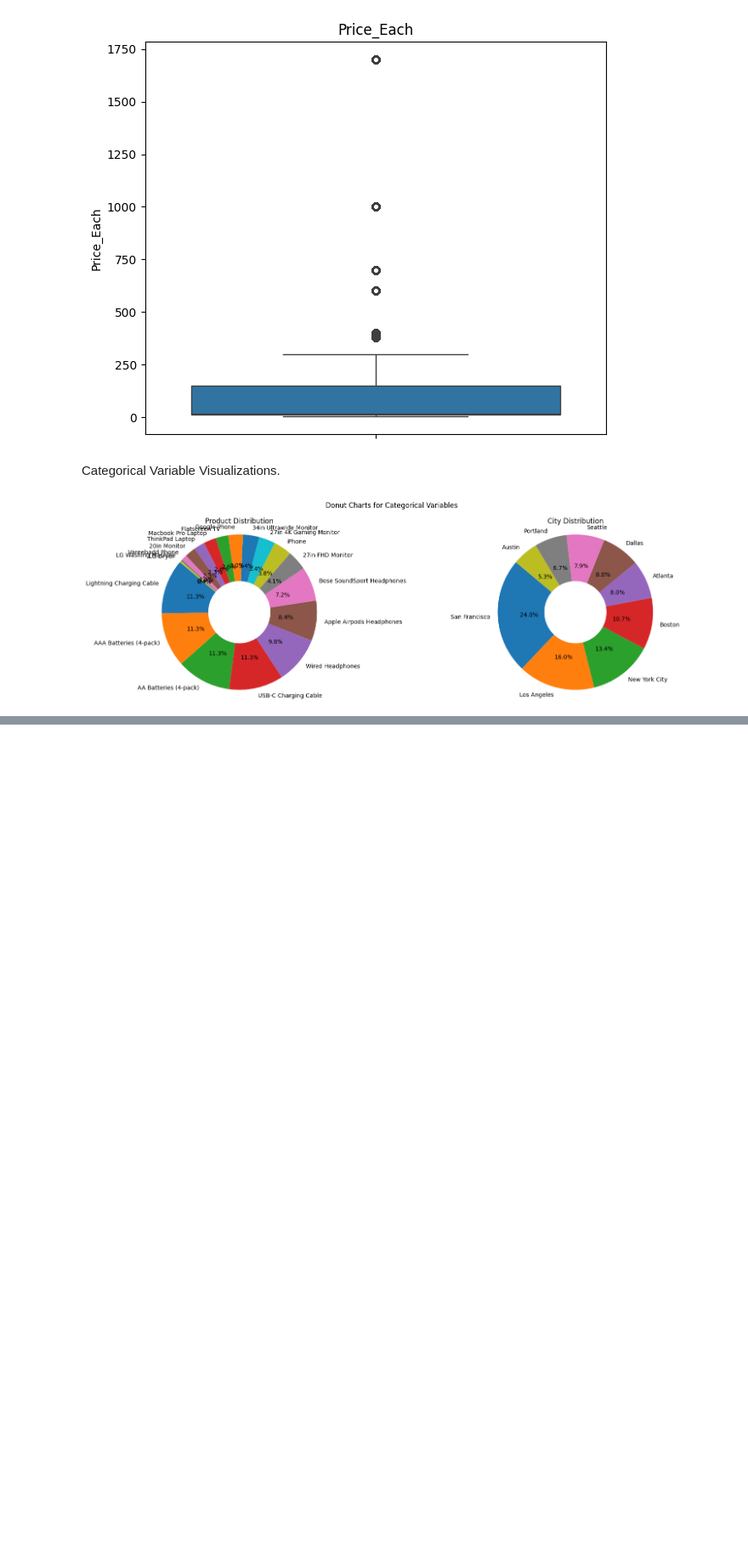
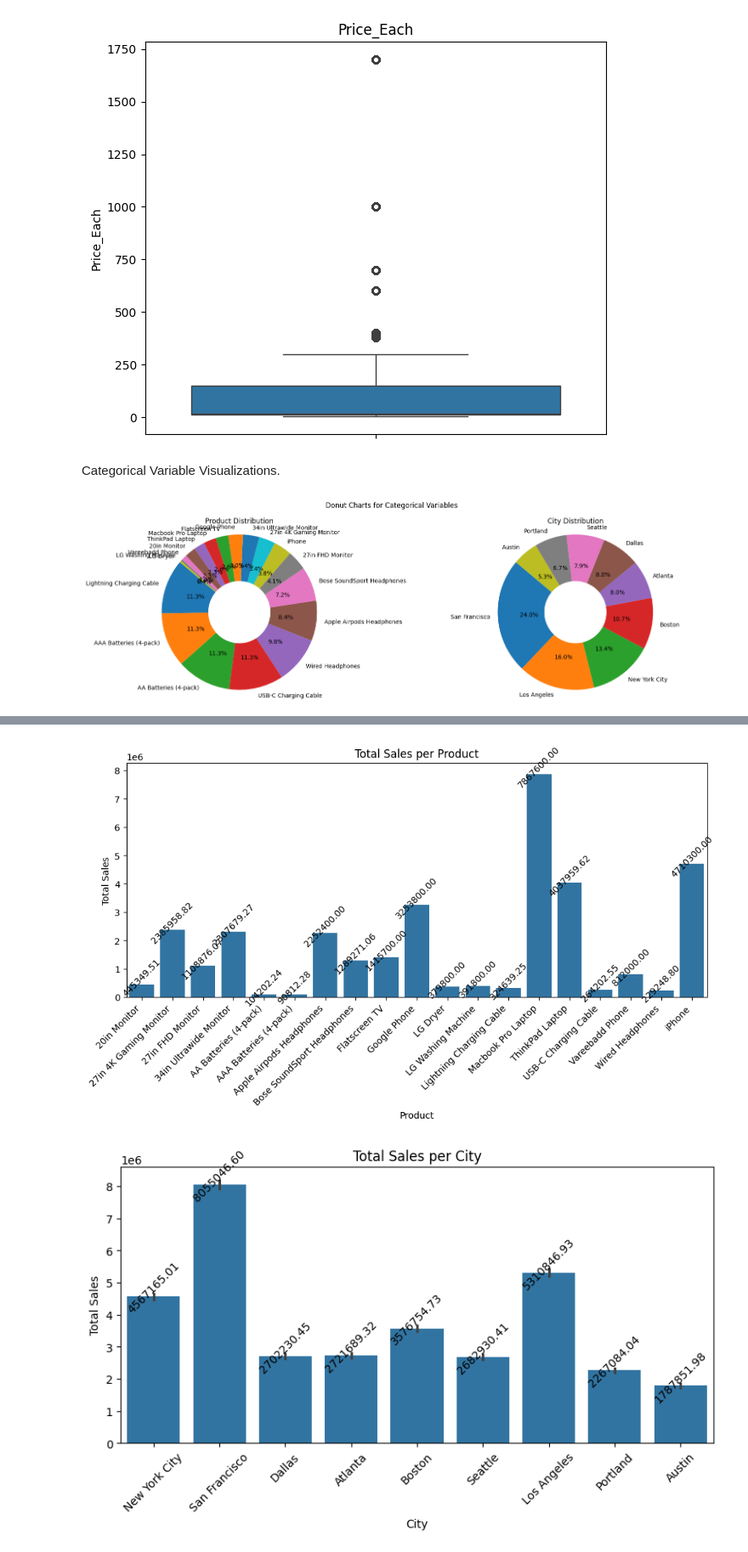
Before and after one commit to SamuelAsong/Comprehensive-Power-BI-Dashboard-for-Sales-Insights, a Jupyter notebook: notebook/sales.ipynb, the cells around one changed output, grey strips where cells are left out. Shown at 85% size. Cells and saved outputs as stored; diff of their text form; code cells hidden in the pictures; blank space fills up the shorter version.

```diff
--- a/notebook/sales.ipynb
+++ b/notebook/sales.ipynb
@@ -1074,0 +1202,34 @@ for cols in cat_cols_pairs:
+# %%
+# Group the data by Product and calculate the total sales per product
+product_sales = df_unique.groupby('Product')['Sales'].sum().reset_index()
+
+# Function to add total sales values on top of bars
+def add_labels(ax):
+    for p in ax.patches:
+        ax.annotate(f'{p.get_height():.2f}', (p.get_x() + p.get_width() / 2., p.get_height()),
+                    ha='center', va='center', xytext=(0, 8), textcoords='offset points', rotation=45)
+
+# Plotting Total Sales per Product
+plt.figure(figsize=(10, 6))
+ax = sns.barplot(data=product_sales, x='Product', y='Sales', estimator=sum)
+plt.title('Total Sales per Product')
+plt.xlabel('Product')
+plt.ylabel('Total Sales')
+plt.xticks(rotation=45, ha='right')  # Rotate x labels for better readability
+add_labels(ax)  # Add total sales labels on top of bars
+plt.tight_layout()
+plt.show()
+
+# Plotting Sales per City
+plt.figure(figsize=(8, 5))
+ax = sns.barplot(data=df_unique, x='City', y='Sales', estimator=sum)
+plt.title('Total Sales per City')
+plt.xlabel('City')
+plt.ylabel('Total Sales')
+plt.xticks(rotation=45)  # Rotate x labels for better readability
+add_labels(ax)  # Add total sales labels on top of bars
+plt.tight_layout()
+plt.show()
+# %% [output]
+[figure, added]
+[figure, added]
```
Also changed, not shown: parts of 46 cells of this notebook.
